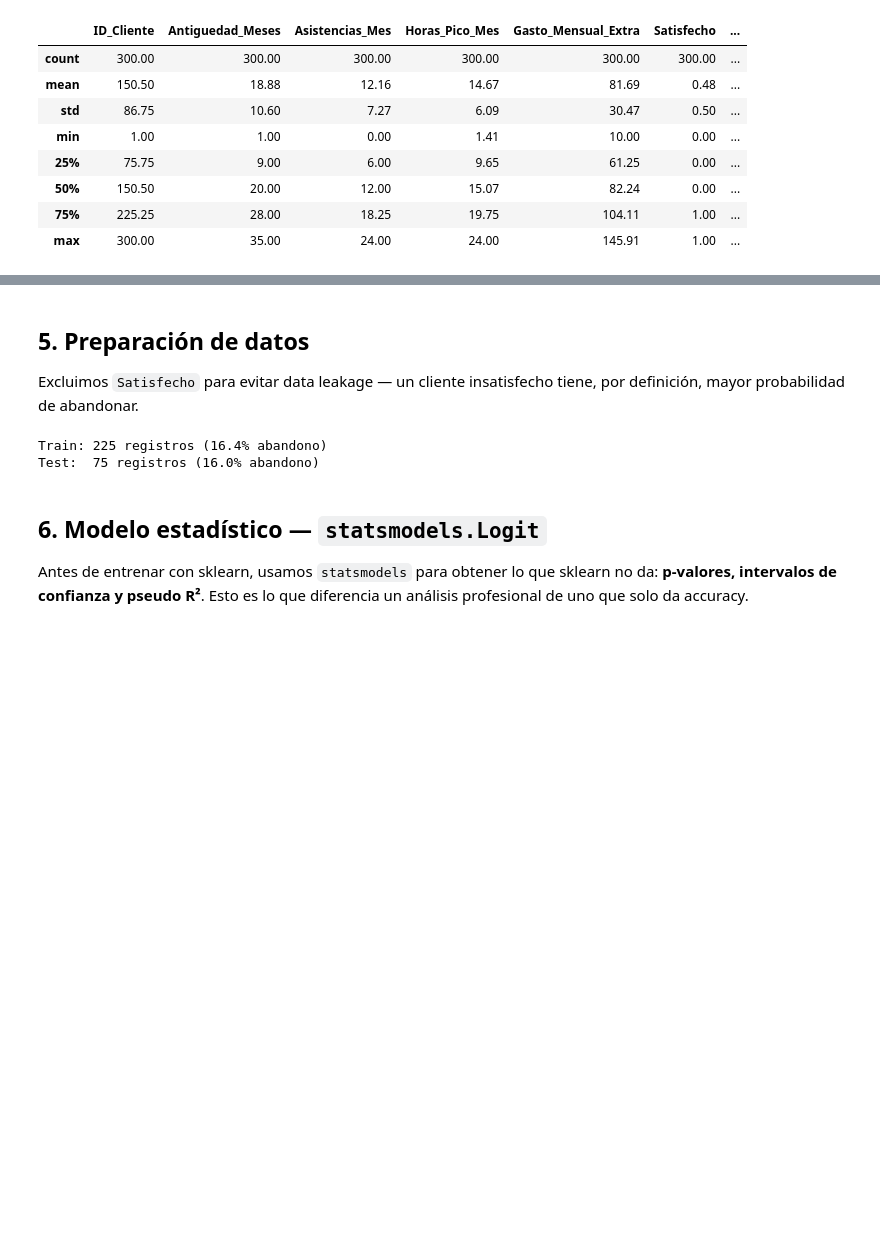
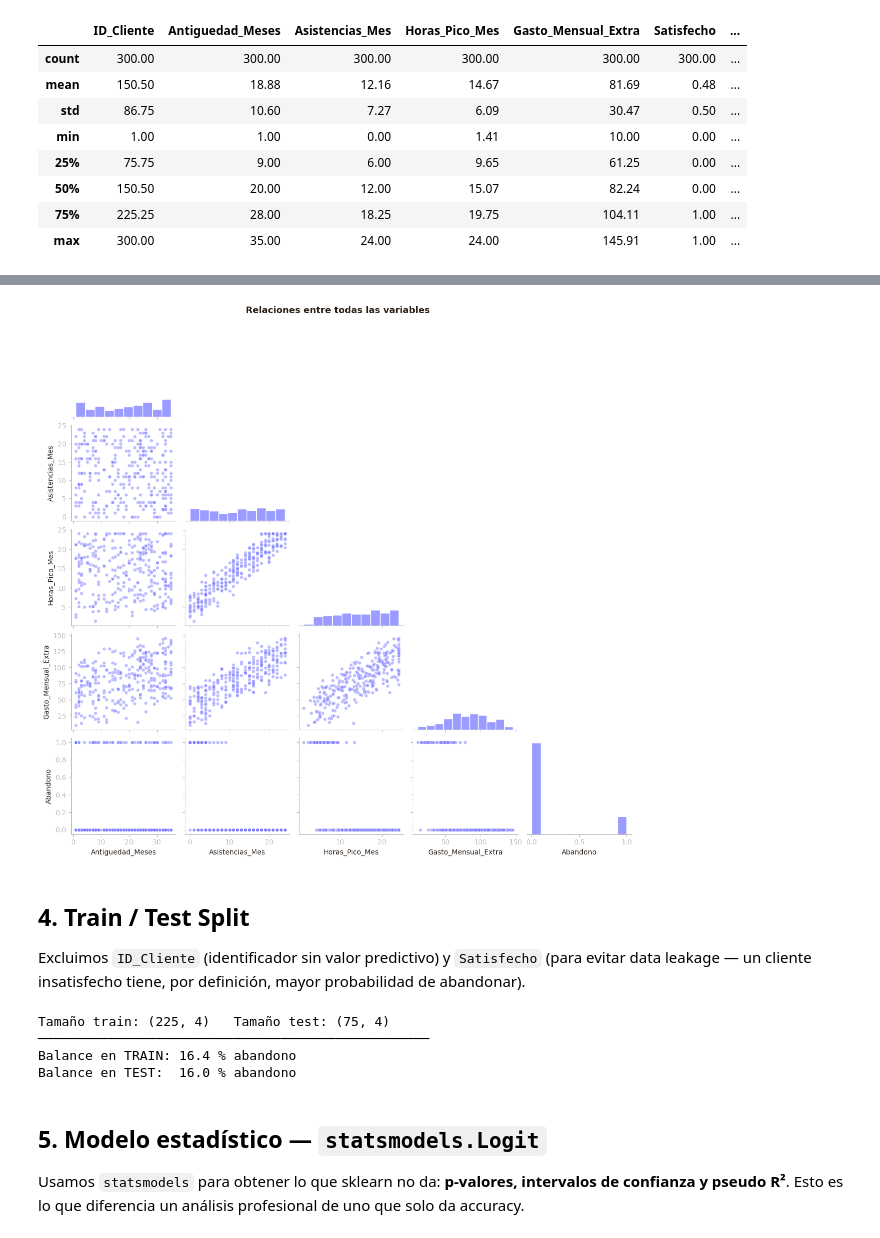
Before and after one commit to BORJAMOME/Data-Analytics-Portfolio, a Jupyter notebook: 03-Machine-Learning/01-supervisado/clasificacion/05-regresion-logistica/01-gimnasio/notebook.ipynb, the cells around one changed output, grey strips where cells are left out. Saved outputs shown, nothing was run; the diff lists cells and outputs as text; code cells hidden in the pictures; blank space fills up the shorter version.

```diff
--- a/03-Machine-Learning/01-supervisado/clasificacion/05-regresion-logistica/01-gimnasio/notebook.ipynb
+++ b/03-Machine-Learning/01-supervisado/clasificacion/05-regresion-logistica/01-gimnasio/notebook.ipynb
@@ -150,8 +231,22 @@ Correlaciones negativas: los clientes que asisten más, pasan más horas pico y
+# %%
+# Pair plot: relaciones por parejas
+g = sns.pairplot(
+    data[cols_num], height=2.2, aspect=1.1,
+    plot_kws={'color': PURPLE, 'alpha': 0.5, 's': 22, 'edgecolor': 'white', 'linewidth': 0.5},
+    diag_kws={'color': PURPLE, 'edgecolor': 'white'},
+    corner=True
+)
+g.fig.suptitle('Relaciones entre todas las variables', y=1.01, fontsize=13, fontweight='bold', color=INK)
+plt.show()
+# %% [output]
+[figure, added]
 # %% [markdown]
-## 5. Preparación de datos
+## 4. Train / Test Split
 
-Excluimos `Satisfecho` para evitar data leakage — un cliente insatisfecho tiene, por definición, mayor probabilidad de abandonar.
+Excluimos `ID_Cliente` (identificador sin valor predictivo) y `Satisfecho` (para evitar data leakage — un cliente insatisfecho tiene, por definición, mayor probabilidad de abandonar).
 # %%
+features = ["Antiguedad_Meses", "Asistencias_Mes", "Horas_Pico_Mes", "Gasto_Mensual_Extra"]
+
 X = data[features]
 y = data["Abandono"]
 
@@ -159,15 +254,19 @@ X_train, X_test, y_train, y_test = train_test_split(
     X, y, test_size=0.25, random_state=42, stratify=y
 )
 
-print(f"Train: {X_train.shape[0]} registros ({y_train.mean():.1%} abandono)")
-print(f"Test:  {X_test.shape[0]} registros ({y_test.mean():.1%} abandono)")
+print("Tamaño train:", X_train.shape, "  Tamaño test:", X_test.shape)
+print("─" * 50)
+print("Balance en TRAIN:", round(y_train.mean() * 100, 1), "% abandono")
+print("Balance en TEST: ", round(y_test.mean() * 100, 1), "% abandono")
 # %% [output]
-Train: 225 registros (16.4% abandono)
-Test:  75 registros (16.0% abandono)
+Tamaño train: (225, 4)   Tamaño test: (75, 4)
+──────────────────────────────────────────────────
+Balance en TRAIN: 16.4 % abandono
+Balance en TEST:  16.0 % abandono
 # %% [markdown]
-## 6. Modelo estadístico — `statsmodels.Logit`
+## 5. Modelo estadístico — `statsmodels.Logit`
 
-Antes de entrenar con sklearn, usamos `statsmodels` para obtener lo que sklearn no da: **p-valores, intervalos de confianza y pseudo R²**. Esto es lo que diferencia un análisis profesional de uno que solo da accuracy.
+Usamos `statsmodels` para obtener lo que sklearn no da: **p-valores, intervalos de confianza y pseudo R²**. Esto es lo que diferencia un análisis profesional de uno que solo da accuracy.
 # %%
 X_train_sm = sm.add_constant(X_train).astype(float)
 X_test_sm = sm.add_constant(X_test).astype(float)
```
Also changed, not shown: parts of 51 cells of this notebook, 2 other files.
